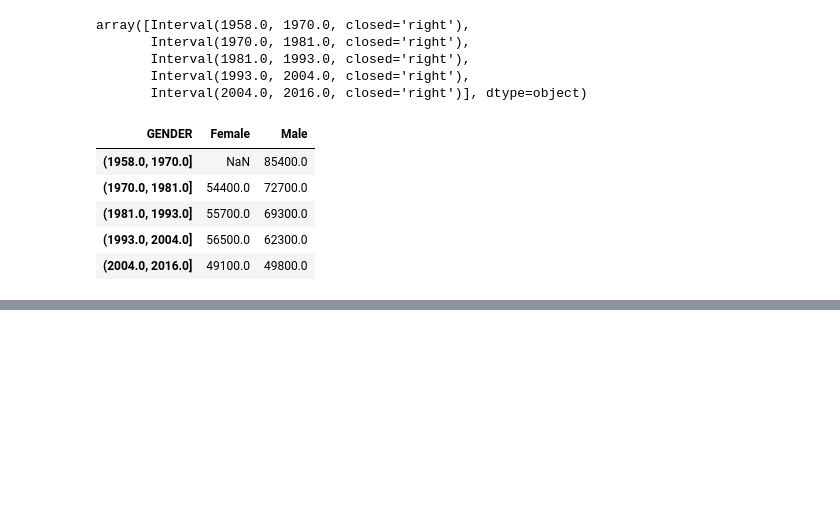
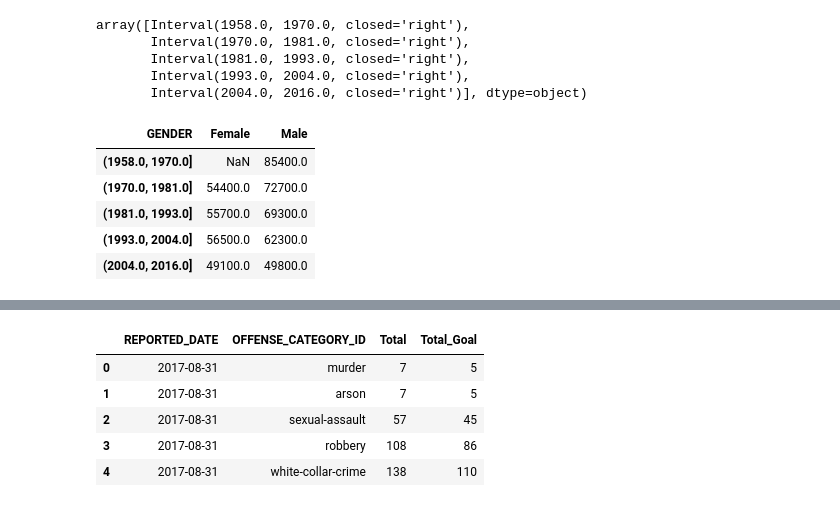
Before and after one commit to davetlewis-van/Pandas-Cookbook, a Jupyter notebook: Time series.ipynb, the cells around one changed output, grey strips where cells are left out. Drawn from its saved outputs; the diff is of its cells as text; code cells hidden in the pictures; blank space fills up the shorter version.

```diff
--- a/Time series.ipynb
+++ b/Time series.ipynb
@@ -1152,0 +1186,11 @@ employee.groupby([cuts, 'GENDER'])['BASE_SALARY'] \
+# %%
+goal = all_data[all_data['REPORTED_DATE'] == '2017-8-31'].reset_index(drop=True)
+goal['Total_Goal'] = goal['Total'].mul(.8).astype(int)
+goal.head()
+# %% [output]
+|  | REPORTED_DATE | OFFENSE_CATEGORY_ID | Total | Total_Goal |
+| 0 | 2017-08-31 | murder | 7 | 5 |
+| 1 | 2017-08-31 | arson | 7 | 5 |
+| 2 | 2017-08-31 | sexual-assault | 57 | 45 |
+| 3 | 2017-08-31 | robbery | 108 | 86 |
+| 4 | 2017-08-31 | white-collar-crime | 138 | 110 |
```
Also changed, not shown: parts of 16 cells of this notebook.
